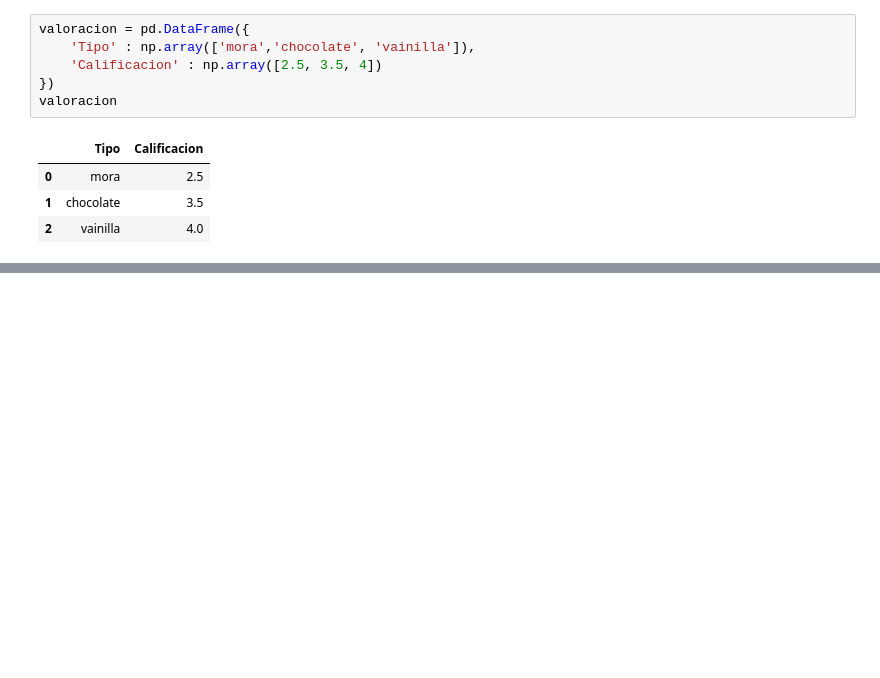
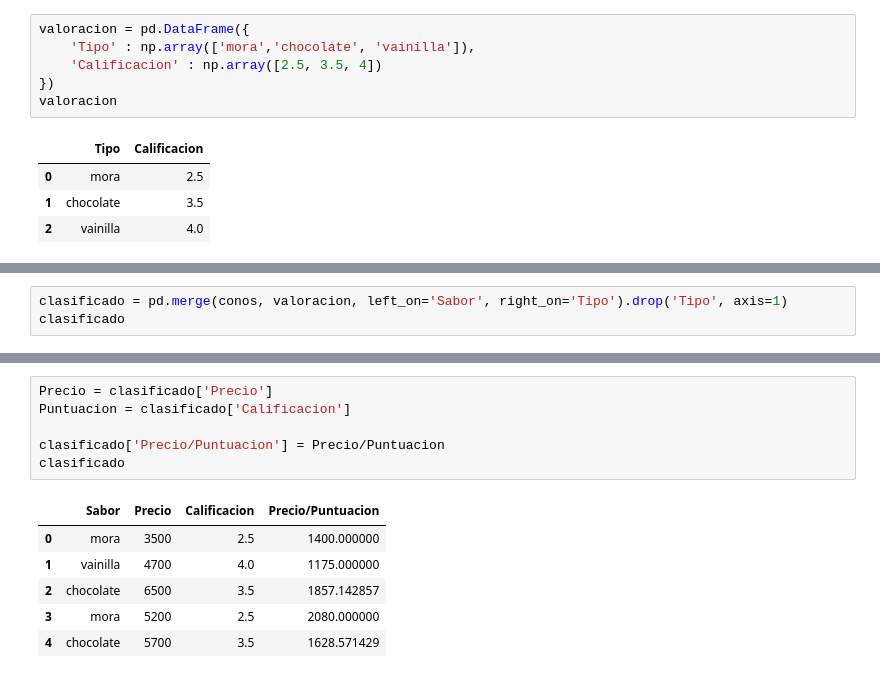
Before and after one commit to MathewsM14/ple_intro_github, a Jupyter notebook: Tablas.ipynb, the cells around one changed output, grey strips where cells are left out. Drawn from its saved outputs; the diff is of its cells as text; blank space fills up the shorter version.

```diff
--- a/Tablas.ipynb
+++ b/Tablas.ipynb
@@ -219,0 +243,3 @@ valoracion
+# %%
+clasificado = pd.merge(conos, valoracion, left_on='Sabor', right_on='Tipo').drop('Tipo', axis=1)
+clasificado
@@ -219,0 +253,13 @@ valoracion
+# %%
+Precio = clasificado['Precio']
+Puntuacion = clasificado['Calificacion']
+
+clasificado['Precio/Puntuacion'] = Precio/Puntuacion
+clasificado
+# %% [output]
+|  | Sabor | Precio | Calificacion | Precio/Puntuacion |
+| 0 | mora | 3500 | 2.5 | 1400.000000 |
+| 1 | vainilla | 4700 | 4.0 | 1175.000000 |
+| 2 | chocolate | 6500 | 3.5 | 1857.142857 |
+| 3 | mora | 5200 | 2.5 | 2080.000000 |
+| 4 | chocolate | 5700 | 3.5 | 1628.571429 |
```
Also changed, not shown: parts of 30 cells of this notebook.
